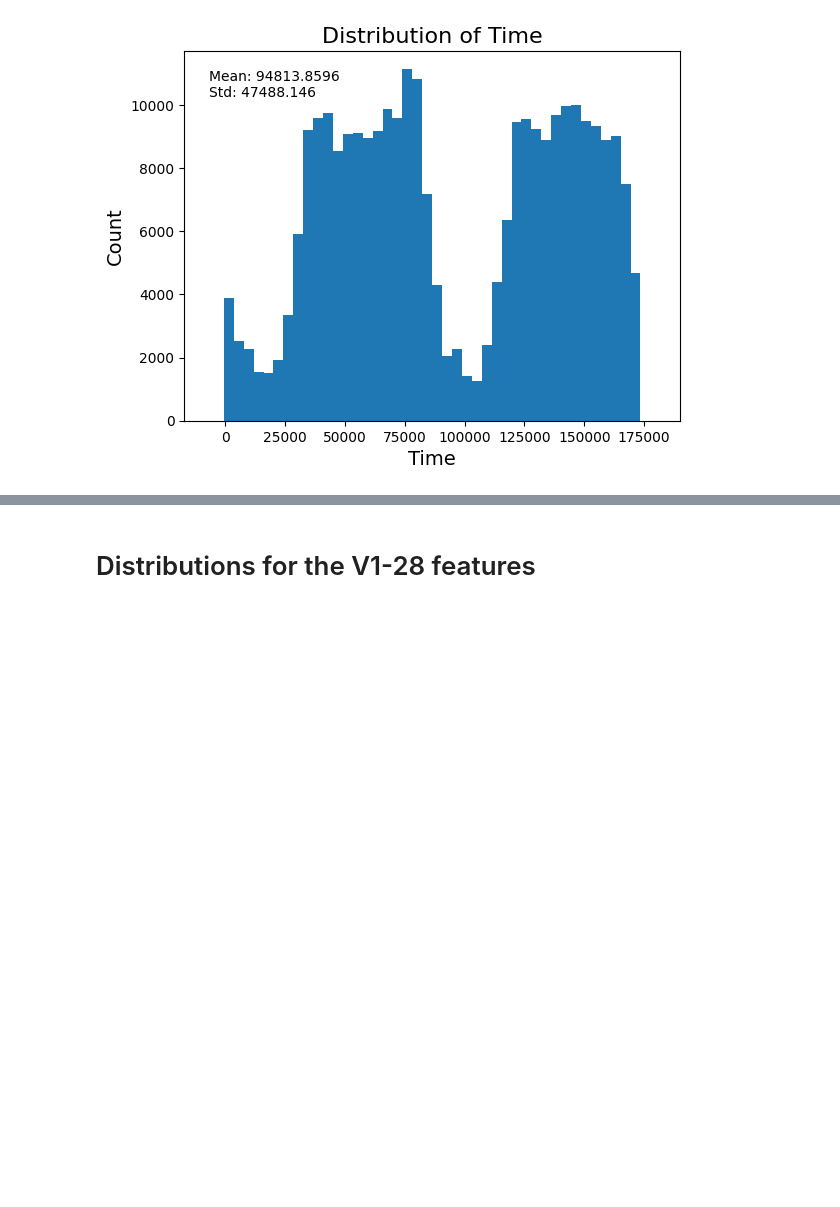
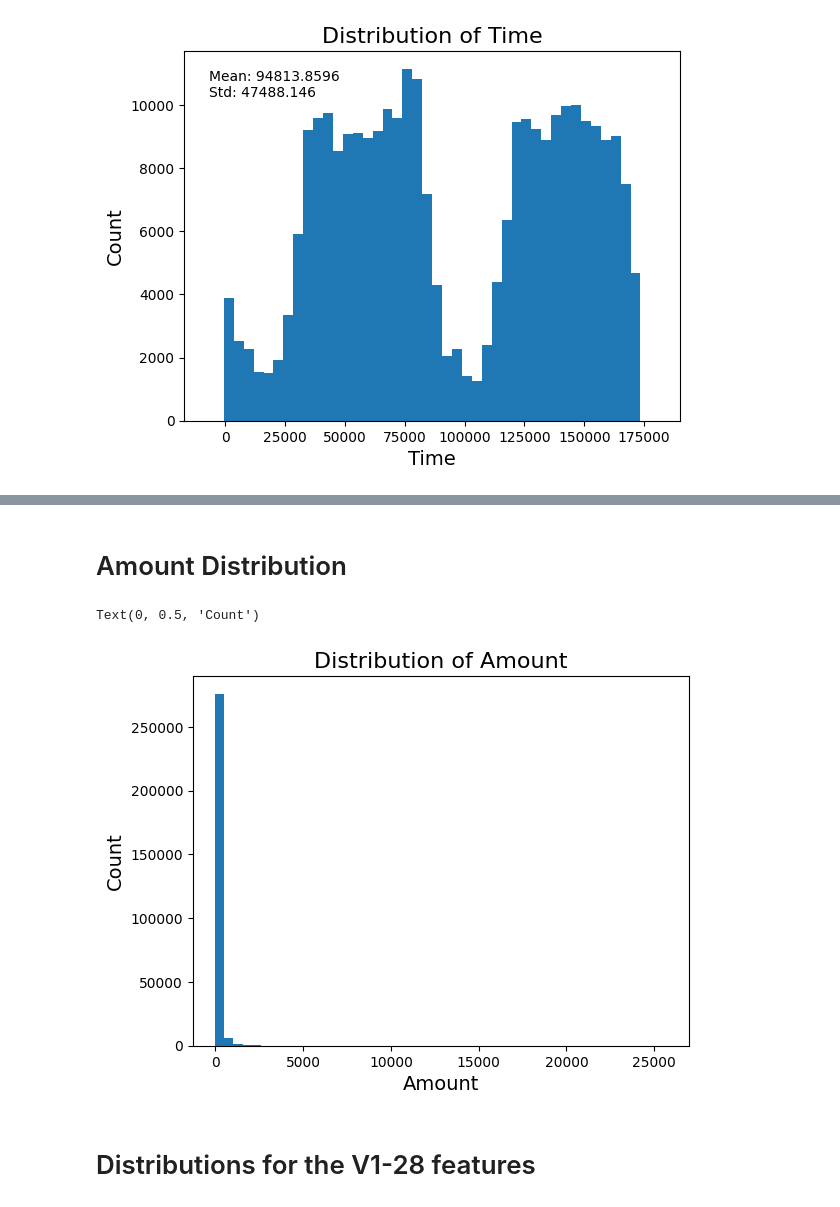
Before and after one commit to Tommy-McDonagh/Credit-Fraud, a Jupyter notebook: main.ipynb, the cells around one changed output, grey strips where cells are left out. Cells and saved outputs as stored; diff of their text form; code cells hidden in the pictures; blank space fills up the shorter version.

```diff
--- a/main.ipynb
+++ b/main.ipynb
@@ -210,3 +220,22 @@ plot_numeric_feature_distribution(df, 'Time')
+# %% [markdown]
+# Amount Distribution
+# %%
+fig, ax = plt.subplots()
+
+# Plot the distribution of the feature
+ax.hist(df['Amount'], bins=50)
+
+# Set the title and axis labels
+ax.set_title(f"Distribution of Amount", fontsize=16)
+ax.set_xlabel('Amount', fontsize=14)
+ax.set_ylabel("Count", fontsize=14)
+
+# add mean and std to plot
+#ax.text(0.05, 0.95, f'Mean: {round(df['column_name'].mean(), 4)}\nStd: {round(df[column_name].std(), 4)}', horizontalalignment='left',
+#    verticalalignment='top', transform=ax.transAxes)
+# %% [output]
+Text(0, 0.5, 'Count')
+[figure, added]
 # %% [markdown]
 # Distributions for the V1-28 features
 # %%
```
Also changed, not shown: parts of 2 cells of this notebook.
